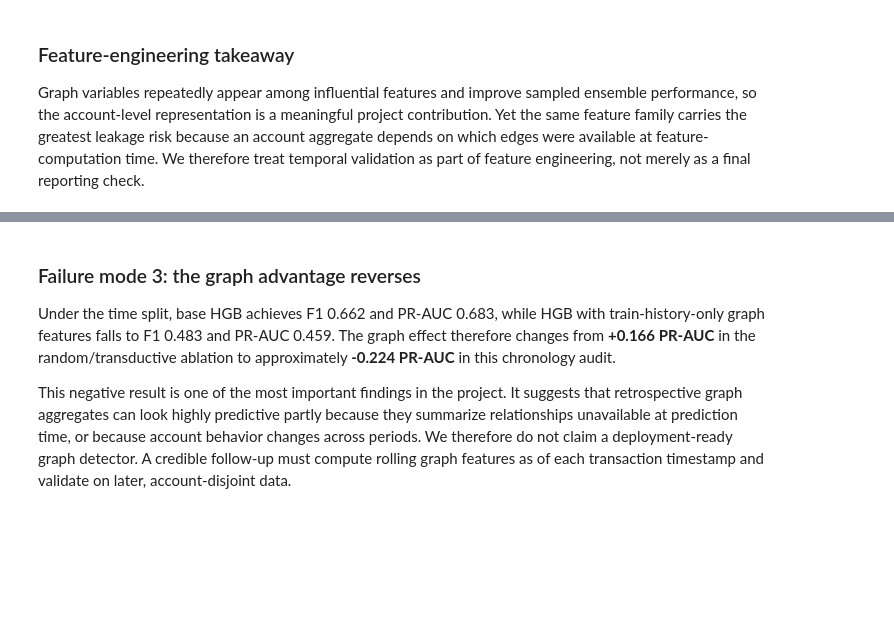
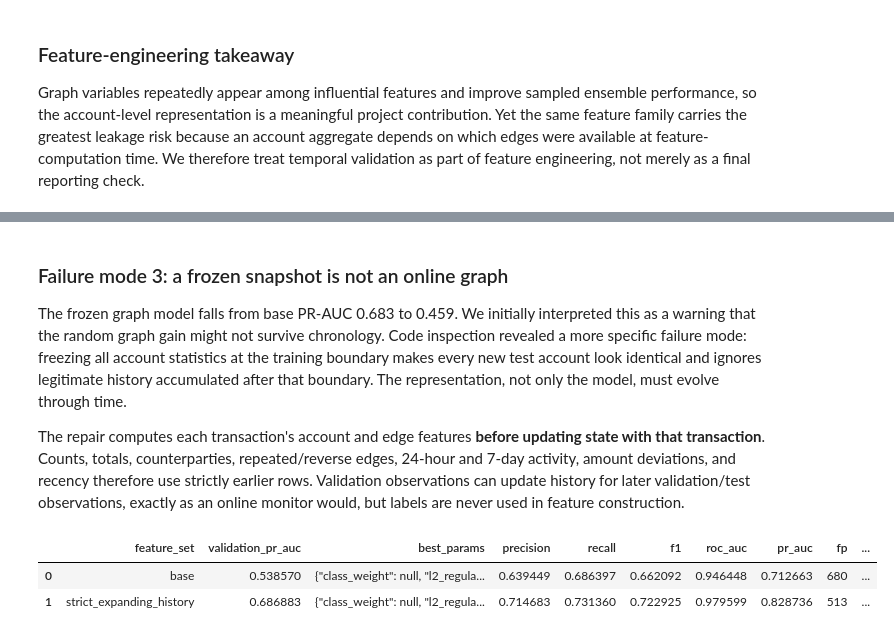
Before and after one commit to Gbkkkkk/DSAA_ML_Final_Project, a Jupyter notebook: project_zxszeto_group_IBM_AML.ipynb, the cells around one changed output, grey strips where cells are left out. Saved outputs shown, nothing was run; the diff lists cells and outputs as text; code cells hidden in the pictures; blank space fills up the shorter version.

```diff
--- a/project_zxszeto_group_IBM_AML.ipynb
+++ b/project_zxszeto_group_IBM_AML.ipynb
@@ -391,6 +485,28 @@ pd.read_csv(RESULTS/'time_based_leakage_check.csv')
 # %% [markdown]
-### Failure mode 3: the graph advantage reverses
+### Failure mode 3: a frozen snapshot is not an online graph
 
-Under the time split, base HGB achieves F1 0.662 and PR-AUC 0.683, while HGB with train-history-only graph features falls to F1 0.483 and PR-AUC 0.459. The graph effect therefore changes from **+0.166 PR-AUC** in the random/transductive ablation to approximately **-0.224 PR-AUC** in this chronology audit.
+The frozen graph model falls from base PR-AUC 0.683 to 0.459. We initially interpreted this as a warning that the random graph gain might not survive chronology. Code inspection revealed a more specific failure mode: freezing all account statistics at the training boundary makes every new test account look identical and ignores legitimate history accumulated after that boundary. The representation, not only the model, must evolve through time.
 
-This negative result is one of the most important findings in the project. It suggests that retrospective graph aggregates can look highly predictive partly because they summarize relationships unavailable at prediction time, or because account behavior changes across periods. We therefore do not claim a deployment-ready graph detector. A credible follow-up must compute rolling graph features as of each transaction timestamp and validate on later, account-disjoint data.
+The repair computes each transaction's account and edge features **before updating state with that transaction**. Counts, totals, counterparties, repeated/reverse edges, 24-hour and 7-day activity, amount deviations, and recency therefore use strictly earlier rows. Validation observations can update history for later validation/test observations, exactly as an online monitor would, but labels are never used in feature construction.
+# %%
+# Compare independently tuned base and strict expanding-history models.
+strict_time = pd.read_csv(RESULTS / "time_based_history_ablation.csv")
+strict_time[
+    [
+        "feature_set",
+        "validation_pr_auc",
+        "best_params",
+        "precision",
+        "recall",
+        "f1",
+        "roc_auc",
+        "pr_auc",
+        "fp",
+        "fn",
+        "tp",
+    ]
+]
+# %% [output]
+|  | feature_set | validation_pr_auc | best_params | precision | recall | f1 | roc_auc | pr_auc | fp | ... |
+| 0 | base | 0.538570 | {"class_weight": null, "l2_regula... | 0.639449 | 0.686397 | 0.662092 | 0.946448 | 0.712663 | 680 | ... |
+| 1 | strict_expanding_history | 0.686883 | {"class_weight": null, "l2_regula... | 0.714683 | 0.731360 | 0.722925 | 0.979599 | 0.828736 | 513 | ... |
```
Also changed, not shown: parts of 44 cells of this notebook, 20 other files.
